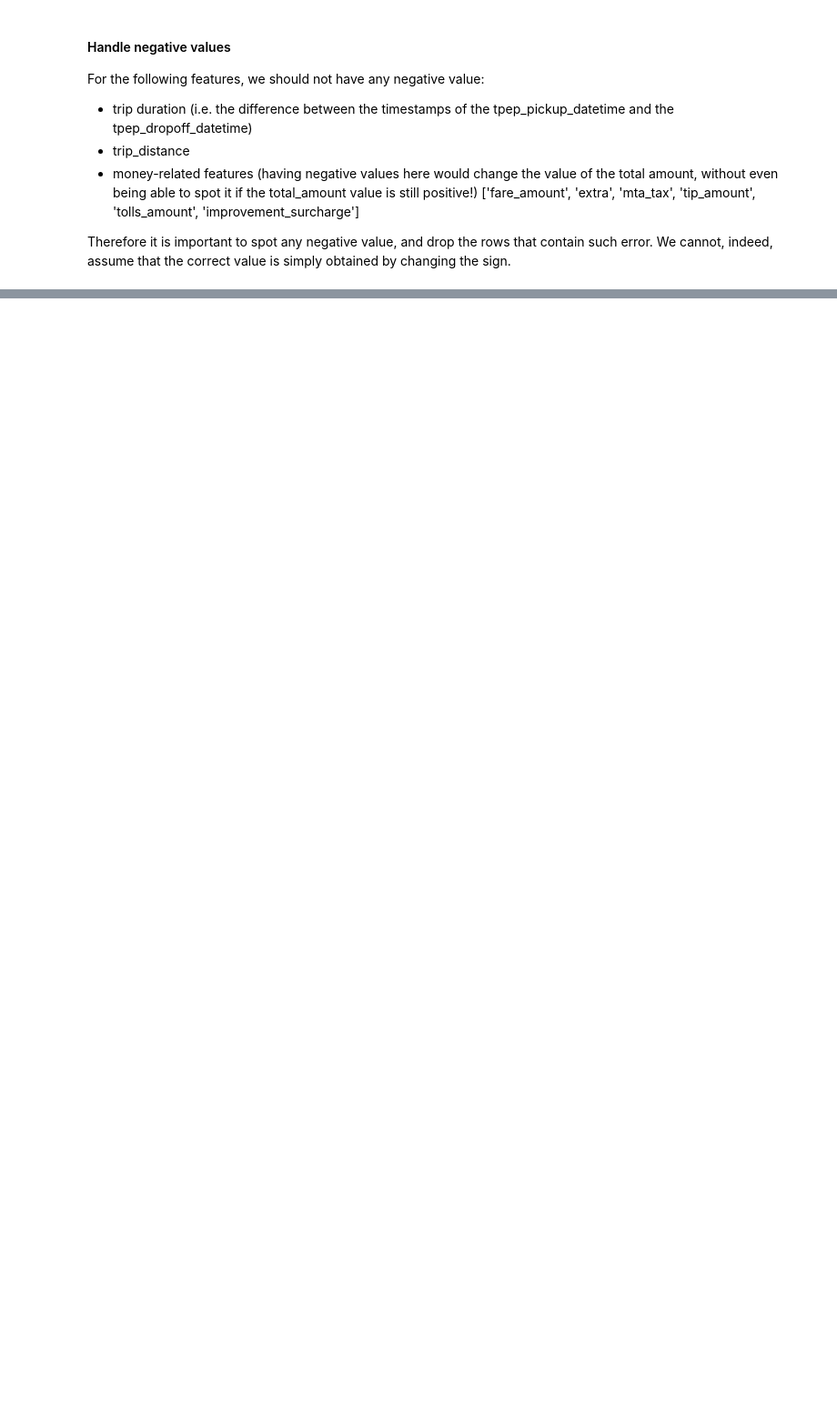
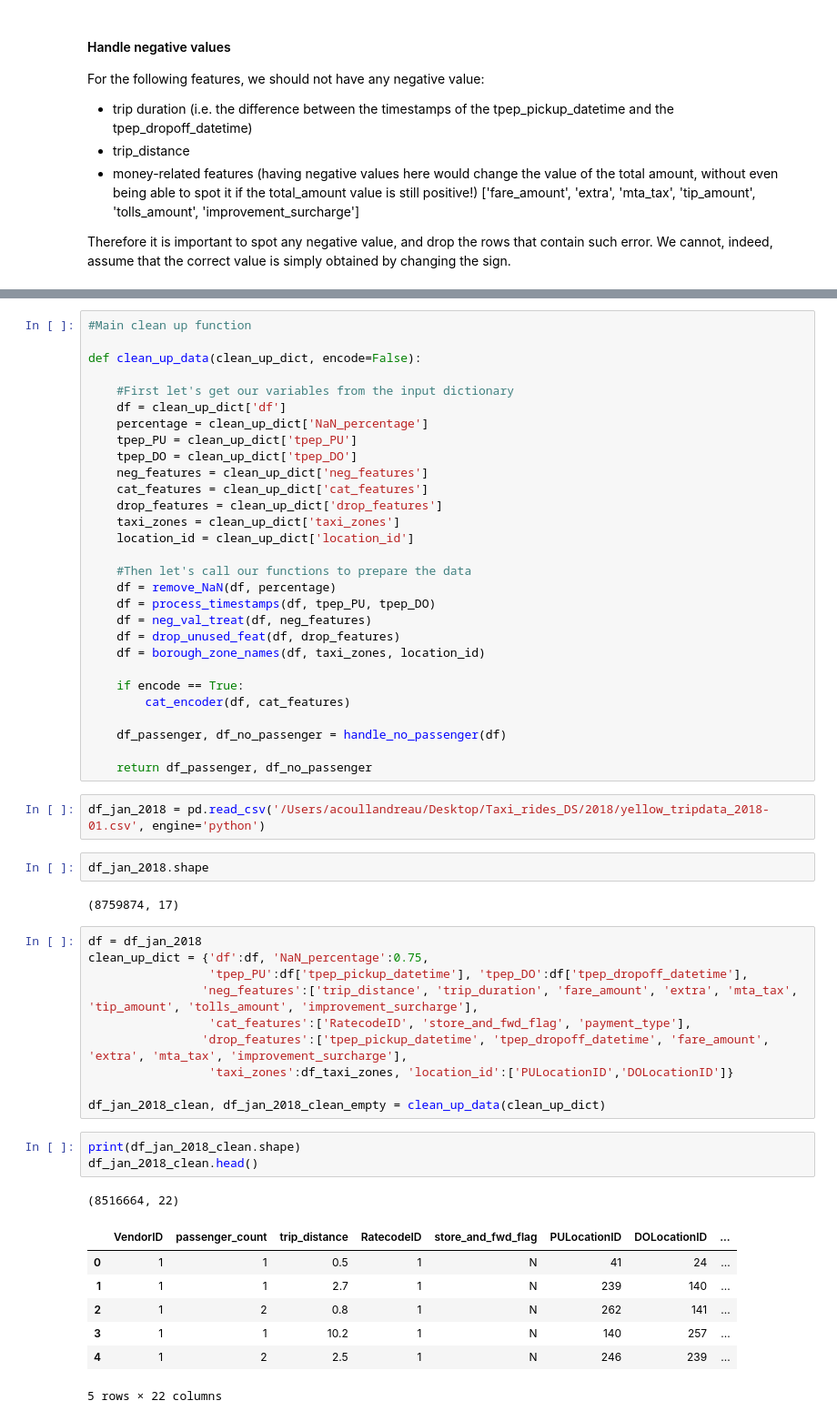
Before and after one commit to acoullandreau/nyc_taxi_trips, a Jupyter notebook: Taxi rides analysis.ipynb, the cells around one changed output, grey strips where cells are left out. Shown at 91% size. Cells and saved outputs as stored; diff of their text form; blank space fills up the shorter version.

```diff
--- a/Taxi rides analysis.ipynb
+++ b/Taxi rides analysis.ipynb
@@ -412,0 +629,57 @@ Feature transformation (scaling) - necessary?
+# %%
+#Main clean up function
+
+def clean_up_data(clean_up_dict, encode=False):
+
+    #First let's get our variables from the input dictionary
+    df = clean_up_dict['df']
+    percentage = clean_up_dict['NaN_percentage']
+    tpep_PU = clean_up_dict['tpep_PU']
+    tpep_DO = clean_up_dict['tpep_DO']
+    neg_features = clean_up_dict['neg_features']
+    cat_features = clean_up_dict['cat_features']
+    drop_features = clean_up_dict['drop_features']
+    taxi_zones = clean_up_dict['taxi_zones']
+    location_id = clean_up_dict['location_id']
+
+    #Then let's call our functions to prepare the data
+    df = remove_NaN(df, percentage)
+    df = process_timestamps(df, tpep_PU, tpep_DO)
+    df = neg_val_treat(df, neg_features)
+    df = drop_unused_feat(df, drop_features)
+    df = borough_zone_names(df, taxi_zones, location_id)
+
+    if encode == True:
+        cat_encoder(df, cat_features)
+
+    df_passenger, df_no_passenger = handle_no_passenger(df)
+
+    return df_passenger, df_no_passenger
+# %%
+df_jan_2018 = pd.read_csv('/Users/acoullandreau/Desktop/Taxi_rides_DS/2018/yellow_tripdata_2018-01.csv', engine='python')
+# %%
+df_jan_2018.shape
+# %% [output]
+(8759874, 17)
+# %%
+df = df_jan_2018
+clean_up_dict = {'df':df, 'NaN_percentage':0.75,
+                 'tpep_PU':df['tpep_pickup_datetime'], 'tpep_DO':df['tpep_dropoff_datetime'],
+                'neg_features':['trip_distance', 'trip_duration', 'fare_amount', 'extra', 'mta_tax', 'tip_amount', 'tolls_amount', 'improvement_surcharge'],
+                 'cat_features':['RatecodeID', 'store_and_fwd_flag', 'payment_type'],
+                'drop_features':['tpep_pickup_datetime', 'tpep_dropoff_datetime', 'fare_amount', 'extra', 'mta_tax', 'improvement_surcharge'],
+                 'taxi_zones':df_taxi_zones, 'location_id':['PULocationID','DOLocationID']}
+
+df_jan_2018_clean, df_jan_2018_clean_empty = clean_up_data(clean_up_dict)
+# %%
+print(df_jan_2018_clean.shape)
+df_jan_2018_clean.head()
+# %% [output]
+(8516664, 22)
+|  | VendorID | passenger_count | trip_distance | RatecodeID | store_and_fwd_flag | PULocationID | DOLocationID | ... |
+| 0 | 1 | 1 | 0.5 | 1 | N | 41 | 24 | ... |
+| 1 | 1 | 1 | 2.7 | 1 | N | 239 | 140 | ... |
+| 2 | 1 | 2 | 0.8 | 1 | N | 262 | 141 | ... |
+| 3 | 1 | 1 | 10.2 | 1 | N | 140 | 257 | ... |
+| 4 | 1 | 2 | 2.5 | 1 | N | 246 | 239 | ... |
+5 rows × 22 columns
```
Also changed, not shown: parts of 71 cells of this notebook.
